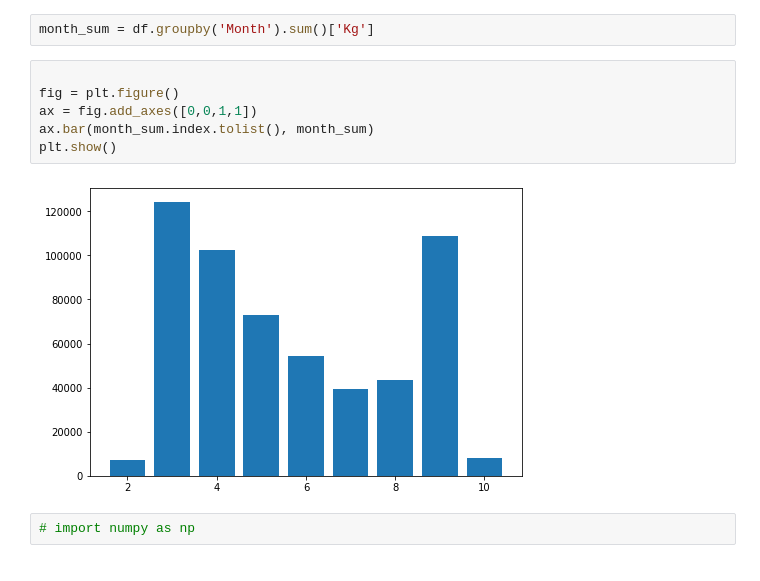
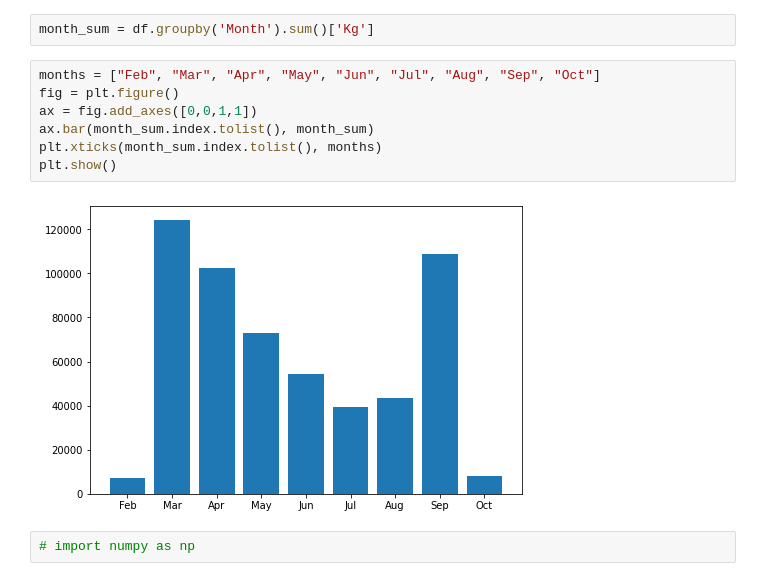
Before and after one commit to sarwoo/code-trjfp, a Jupyter notebook: KPIs.ipynb, the cells around one changed output. Cells and saved outputs as stored; diff of their text form.

```diff
--- a/KPIs.ipynb
+++ b/KPIs.ipynb
@@ -30,13 +30,14 @@ df['Kg'] = df['Weight (in grams)'] / 1000
 # %%
 month_sum = df.groupby('Month').sum()['Kg']
 # %%
-
+months = ["Feb", "Mar", "Apr", "May", "Jun", "Jul", "Aug", "Sep", "Oct"]
 fig = plt.figure()
 ax = fig.add_axes([0,0,1,1])
 ax.bar(month_sum.index.tolist(), month_sum)
+plt.xticks(month_sum.index.tolist(), months)
 plt.show()
 # %% [output]
-[figure, old version]
+[figure, new version]
 # %%
 # import numpy as np
 # %%
```
Also changed, not shown: 1 other file.
